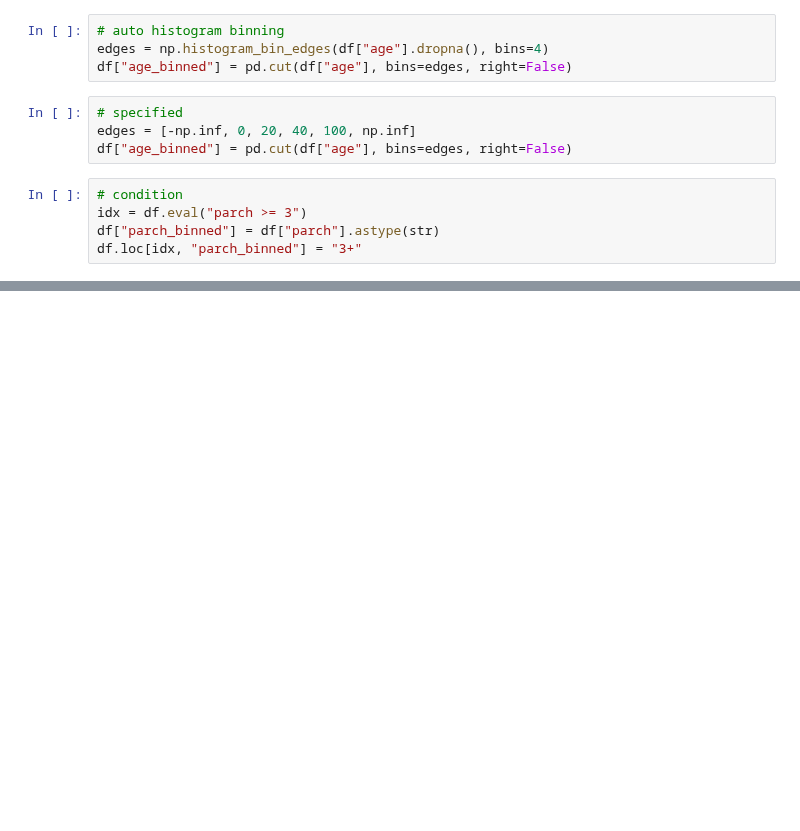
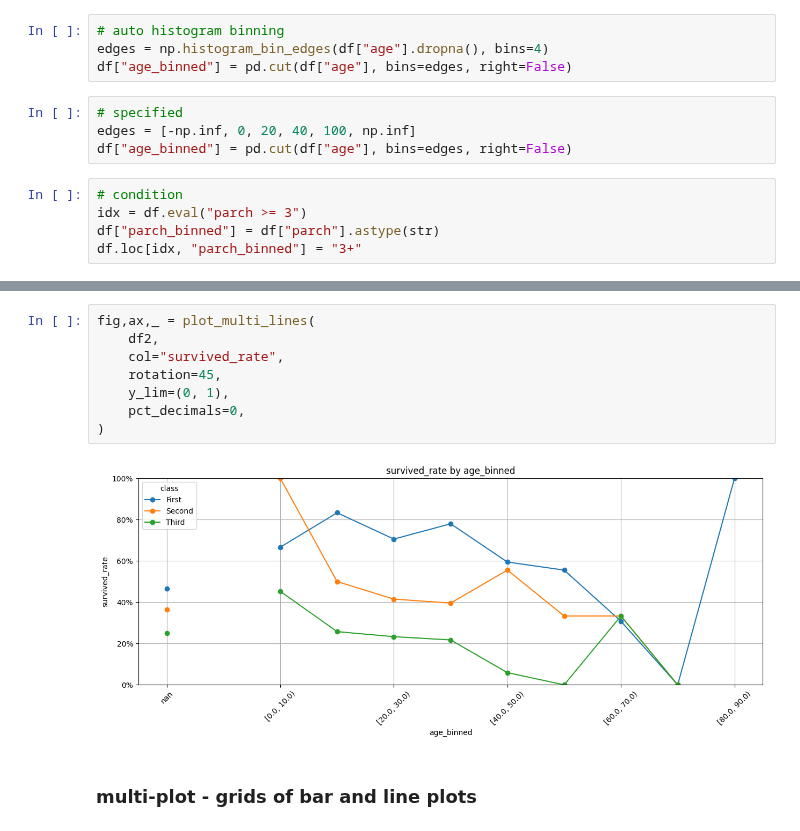
Before and after one commit to 0xdomyz/python_collection, a Jupyter notebook: data/analysis/sfa.ipynb, the cells around one changed output, grey strips where cells are left out. Cells and saved outputs as stored; diff of their text form; blank space fills up the shorter version.

```diff
--- a/data/analysis/sfa.ipynb
+++ b/data/analysis/sfa.ipynb
@@ -241,0 +331,12 @@ plot_one_bar_and_line(
+# %%
+fig,ax,_ = plot_multi_lines(
+    df2,
+    col="survived_rate",
+    rotation=45,
+    y_lim=(0, 1),
+    pct_decimals=0,
+)
+# %% [output]
+[figure, added]
+# %% [markdown]
+### multi-plot - grids of bar and line plots
```
Also changed, not shown: parts of 21 cells of this notebook.
